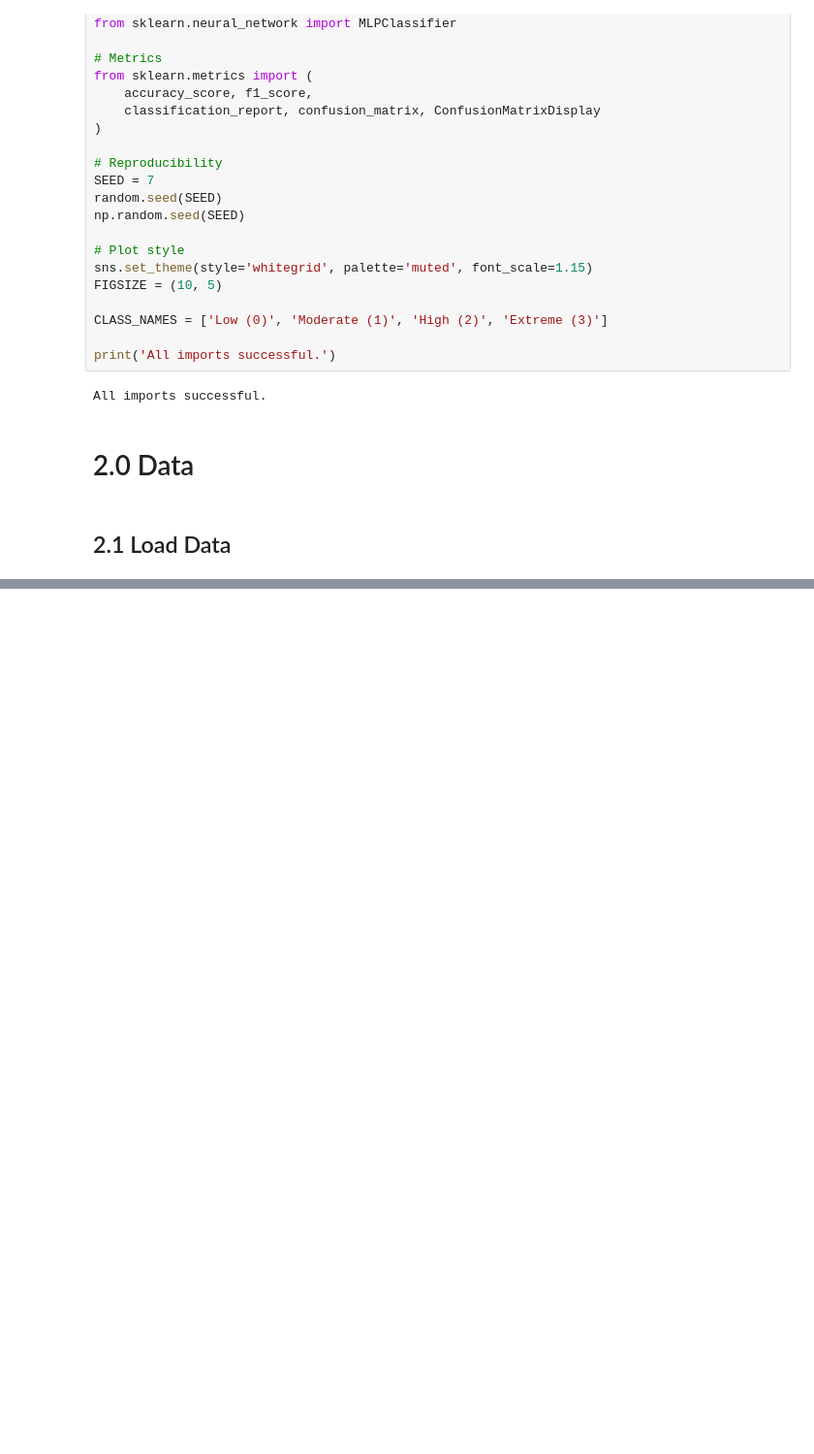
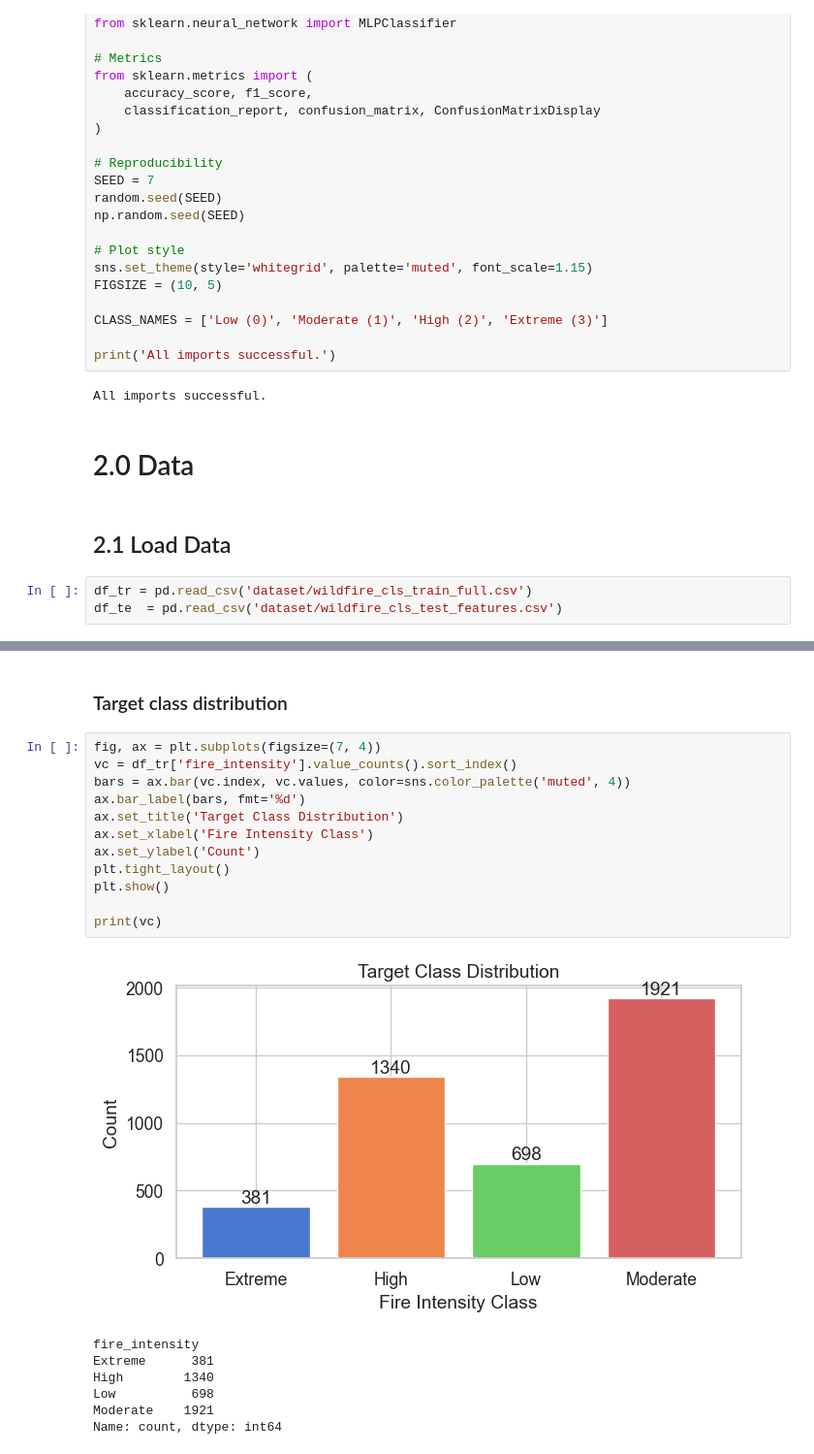
Before and after one commit to wadamiru/manual-ml, a Jupyter notebook: ML-A2/project_wildfire.ipynb, the cells around one changed output, grey strips where cells are left out. Shown at 97% size. Drawn from its saved outputs; the diff is of its cells as text; blank space fills up the shorter version.

```diff
--- a/ML-A2/project_wildfire.ipynb
+++ b/ML-A2/project_wildfire.ipynb
@@ -86,3 +86,6 @@ All imports successful.
 # 2.0 Data
 # %% [markdown]
 ## 2.1 Load Data
+# %%
+df_tr = pd.read_csv('dataset/wildfire_cls_train_full.csv')
+df_te  = pd.read_csv('dataset/wildfire_cls_test_features.csv')
@@ -95,0 +161,22 @@ train_df.head(3)
+# %% [markdown]
+### Target class distribution
+# %%
+fig, ax = plt.subplots(figsize=(7, 4))
+vc = df_tr['fire_intensity'].value_counts().sort_index()
+bars = ax.bar(vc.index, vc.values, color=sns.color_palette('muted', 4))
+ax.bar_label(bars, fmt='%d')
+ax.set_title('Target Class Distribution')
+ax.set_xlabel('Fire Intensity Class')
+ax.set_ylabel('Count')
+plt.tight_layout()
+plt.show()
+
+print(vc)
+# %% [output]
+[figure, added]
+fire_intensity
+Extreme      381
+High        1340
+Low          698
+Moderate    1921
+Name: count, dtype: int64
```
Also changed, not shown: parts of 23 cells of this notebook, 1 other file.
